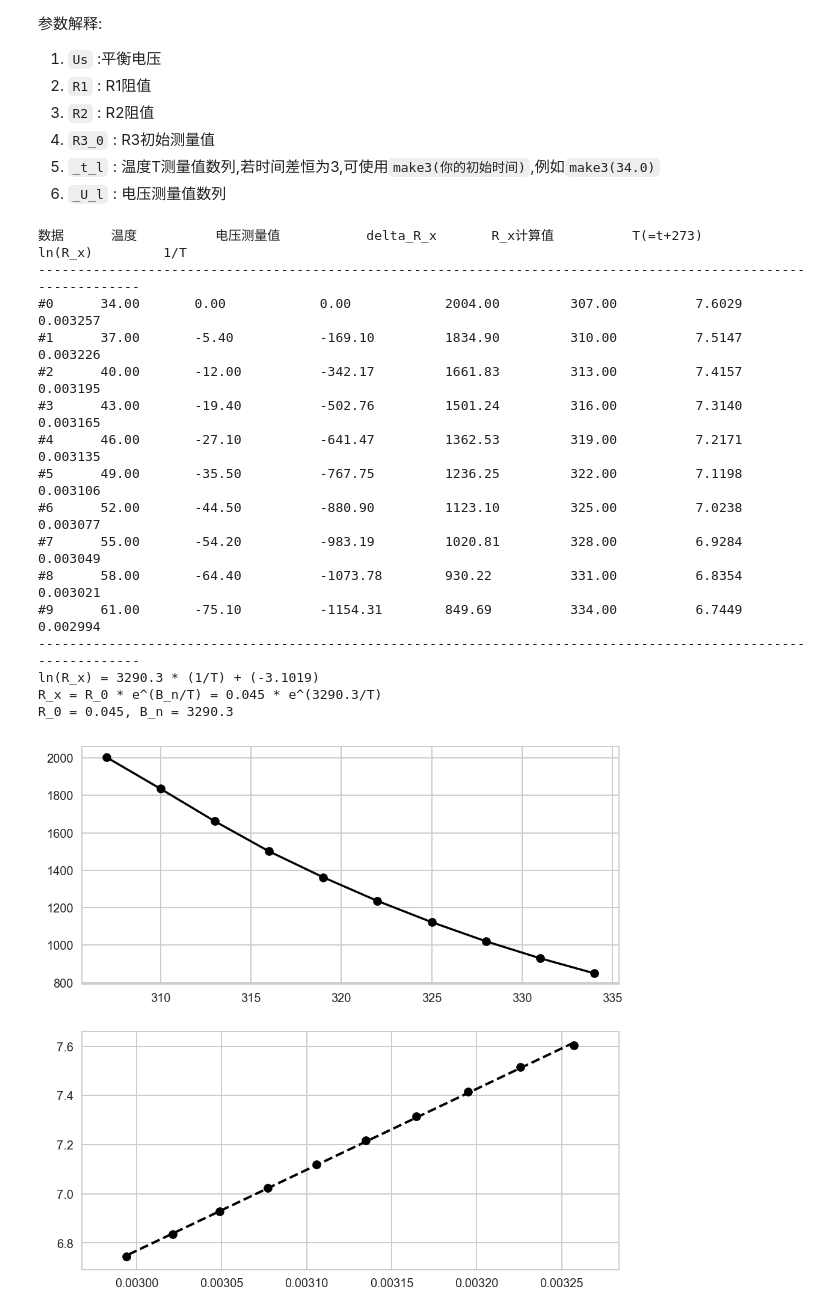
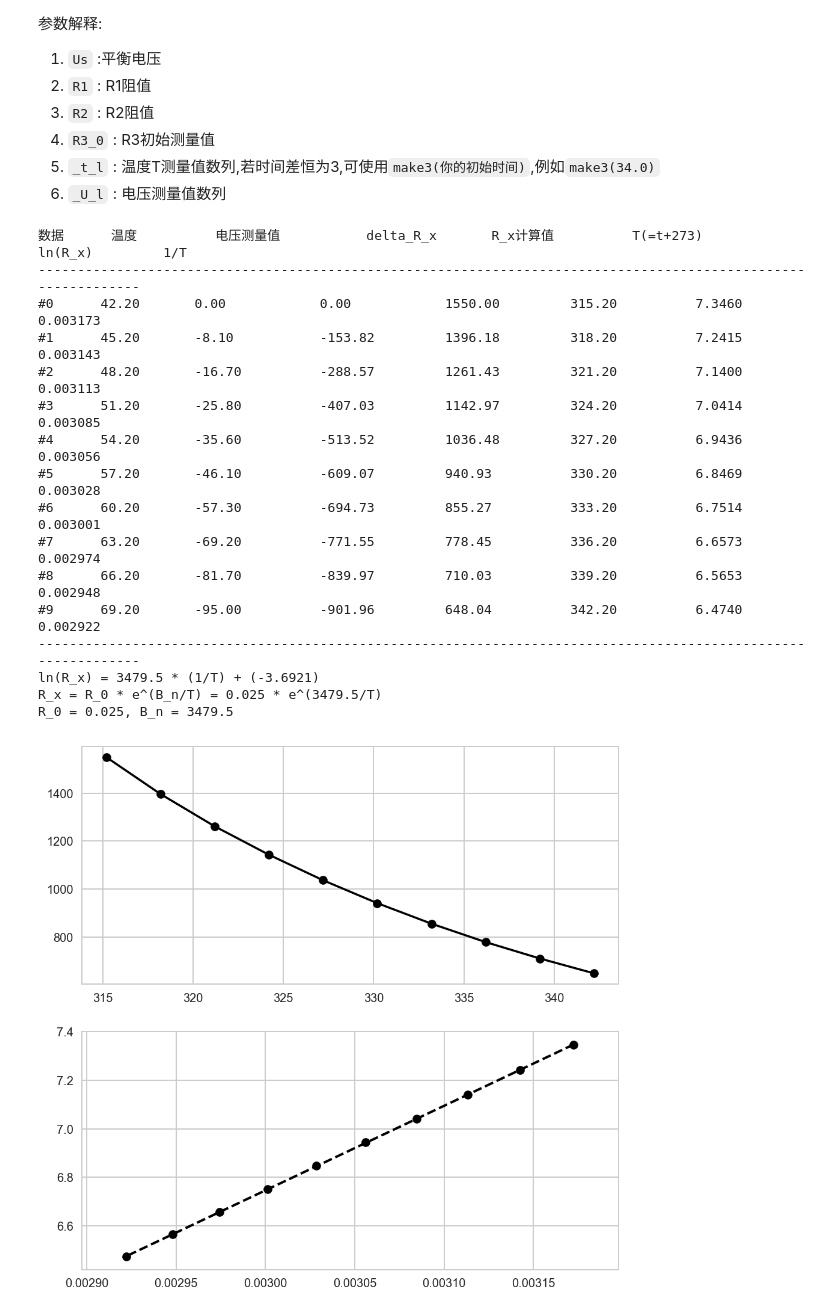
Before and after one commit to Yangjiaxi/pe, a Jupyter notebook: DC Bridge/DC_B.ipynb, the cells around one changed output. Cells and saved outputs as stored; diff of their text form; code cells hidden in the pictures.

```diff
--- a/DC Bridge/DC_B.ipynb
+++ b/DC Bridge/DC_B.ipynb
@@ -211,28 +211,28 @@ def s_bridge(Us, R1, R2, R3_0, _t_l, _U_l):
 # %%
 s_data = {
     'Us'   : 1.3,
     'R1'   : 100,
     'R2'   : 100,
-    'R3_0' : 2004.0,
-    '_t_l' : make3(34.0),
-    '_U_l' : [0,-5.4,-12,-19.4,-27.1,-35.5,-44.5,-54.2,-64.4,-75.1]
+    'R3_0' : 1550.0,
+    '_t_l' : make3(42.2),
+    '_U_l' : [0,-8.1,-16.7,-25.8,-35.6,-46.1,-57.3,-69.2,-81.7,-95.0]
 }
 s_bridge(**s_data)
 # %% [output]
 数据      温度          电压测量值           delta_R_x       R_x计算值          T(=t+273)       ln(R_x)         1/T
 ---------------------------------------------------------------------------------------------------------------
-#0      34.00       0.00            0.00            2004.00         307.00          7.6029          0.003257
-#1      37.00       -5.40           -169.10         1834.90         310.00          7.5147          0.003226
-#2      40.00       -12.00          -342.17         1661.83         313.00          7.4157          0.003195
-#3      43.00       -19.40          -502.76         1501.24         316.00          7.3140          0.003165
-#4      46.00       -27.10          -641.47         1362.53         319.00          7.2171          0.003135
-#5      49.00       -35.50          -767.75         1236.25         322.00          7.1198          0.003106
-#6      52.00       -44.50          -880.90         1123.10         325.00          7.0238          0.003077
-#7      55.00       -54.20          -983.19         1020.81         328.00          6.9284          0.003049
-#8      58.00       -64.40          -1073.78        930.22          331.00          6.8354          0.003021
-#9      61.00       -75.10          -1154.31        849.69          334.00          6.7449          0.002994
+#0      42.20       0.00            0.00            1550.00         315.20          7.3460          0.003173
+#1      45.20       -8.10           -153.82         1396.18         318.20          7.2415          0.003143
+#2      48.20       -16.70          -288.57         1261.43         321.20          7.1400          0.003113
+#3      51.20       -25.80          -407.03         1142.97         324.20          7.0414          0.003085
+#4      54.20       -35.60          -513.52         1036.48         327.20          6.9436          0.003056
+#5      57.20       -46.10          -609.07         940.93          330.20          6.8469          0.003028
+#6      60.20       -57.30          -694.73         855.27          333.20          6.7514          0.003001
+#7      63.20       -69.20          -771.55         778.45          336.20          6.6573          0.002974
+#8      66.20       -81.70          -839.97         710.03          339.20          6.5653          0.002948
+#9      69.20       -95.00          -901.96         648.04          342.20          6.4740          0.002922
 ---------------------------------------------------------------------------------------------------------------
-ln(R_x) = 3290.3 * (1/T) + (-3.1019)
-R_x = R_0 * e^(B_n/T) = 0.045 * e^(3290.3/T)
-R_0 = 0.045, B_n = 3290.3
+ln(R_x) = 3479.5 * (1/T) + (-3.6921)
+R_x = R_0 * e^(B_n/T) = 0.025 * e^(3479.5/T)
+R_0 = 0.025, B_n = 3479.5
-[figure, old version]
+[figure, new version]
```
Also changed, not shown: parts of 3 cells of this notebook, 1 other file.
